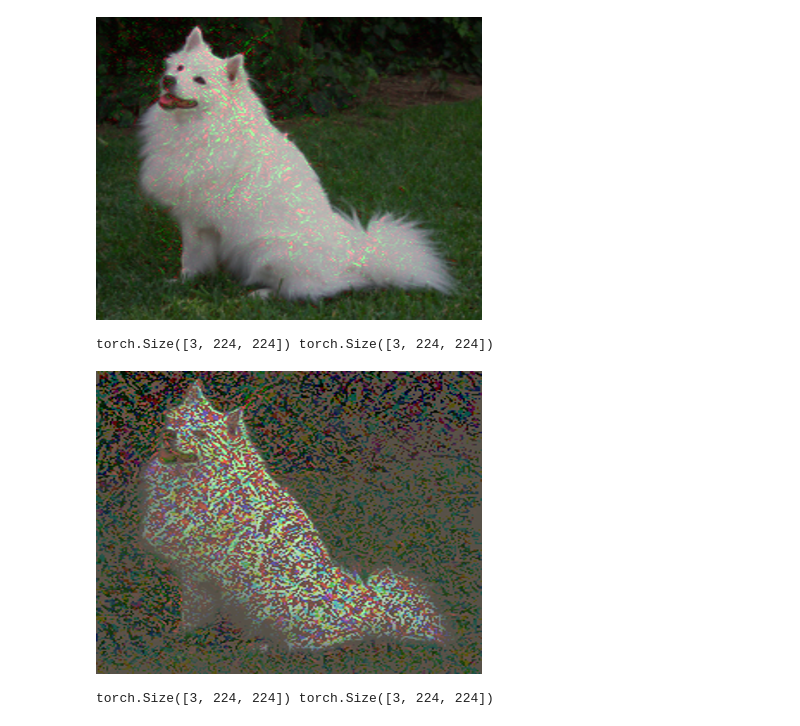
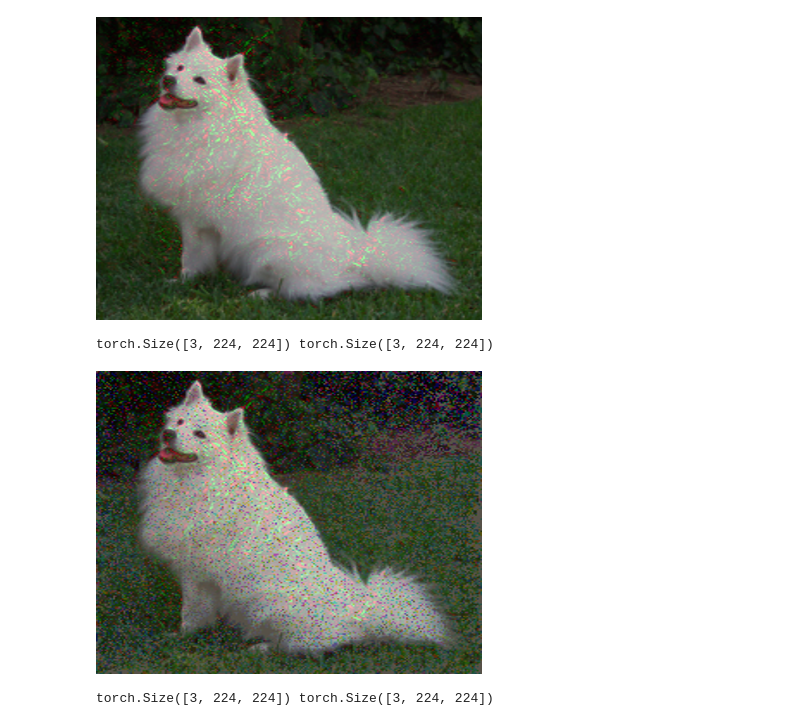
Before and after one commit to wenth1021/feature-importance-cv, a Jupyter notebook: integrated_gradients.ipynb, the cells around one changed output. Drawn from its saved outputs; the diff is of its cells as text; code cells hidden in the pictures.

```diff
--- a/integrated_gradients.ipynb
+++ b/integrated_gradients.ipynb
@@ -168,19 +168,19 @@ pil_image(Visualize(
 # %%
 explanation = integrated_gradients[0]
 input_image_w_gradient = input_image.clone()
 print(input_image.shape, explanation.shape)
-input_image_w_gradient[explanation < 10e-6] = 0
+input_image_w_gradient[abs(explanation) < 10e-6] = 0
 
 
 pil_image(Visualize(
     *prepare_plots(explanation, input_image_w_gradient),
     polarity="both",
     clip_above_percentile=99,
     clip_below_percentile=0,
     overlay=True)).resize((v//4 for v in image.size))
 # %% [output]
 torch.Size([3, 224, 224]) torch.Size([3, 224, 224])
-[figure, old version]
+[figure, new version]
 # %%
 explanation = integrated_gradients[0]
 input_image_w_gradient = input_image.clone()
```
Also changed, not shown: parts of 4 cells of this notebook, 1 other file.
